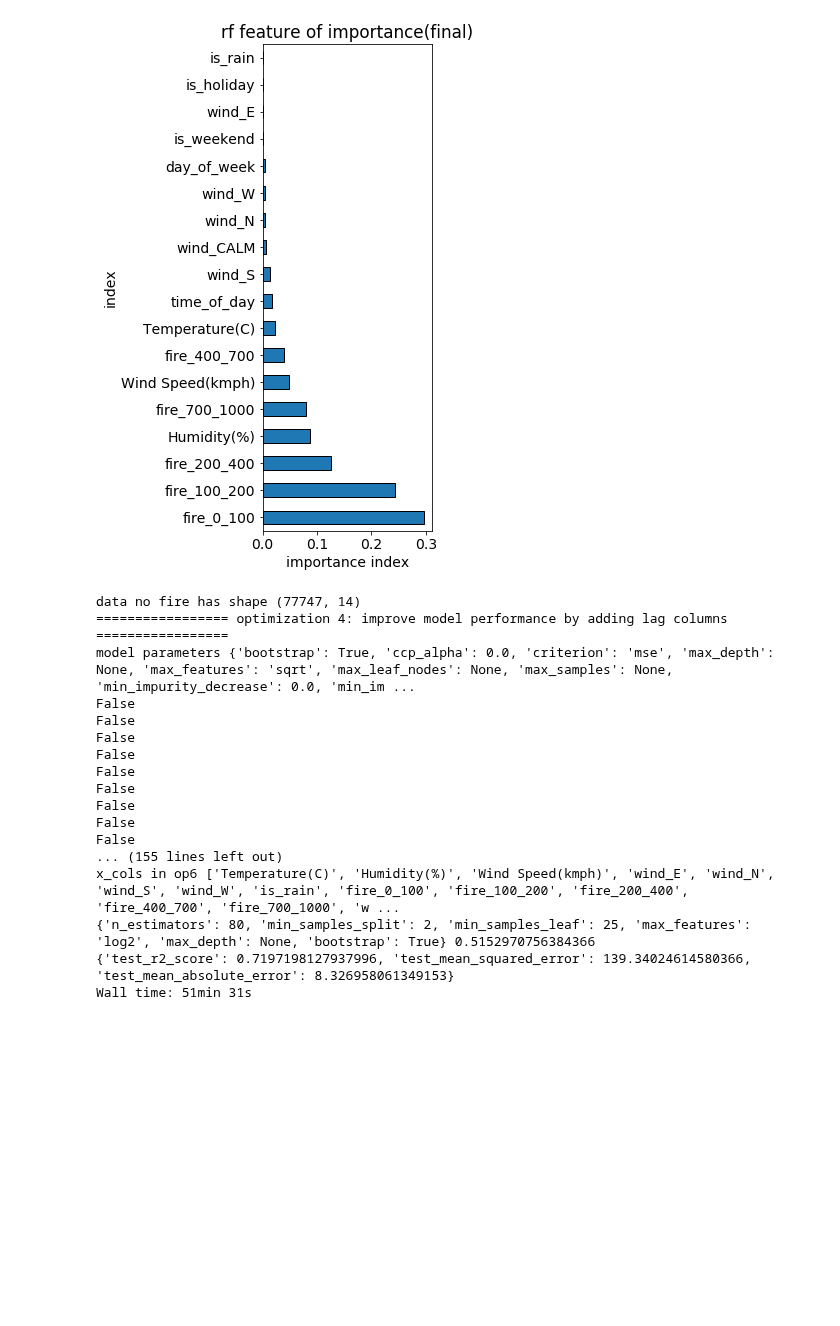
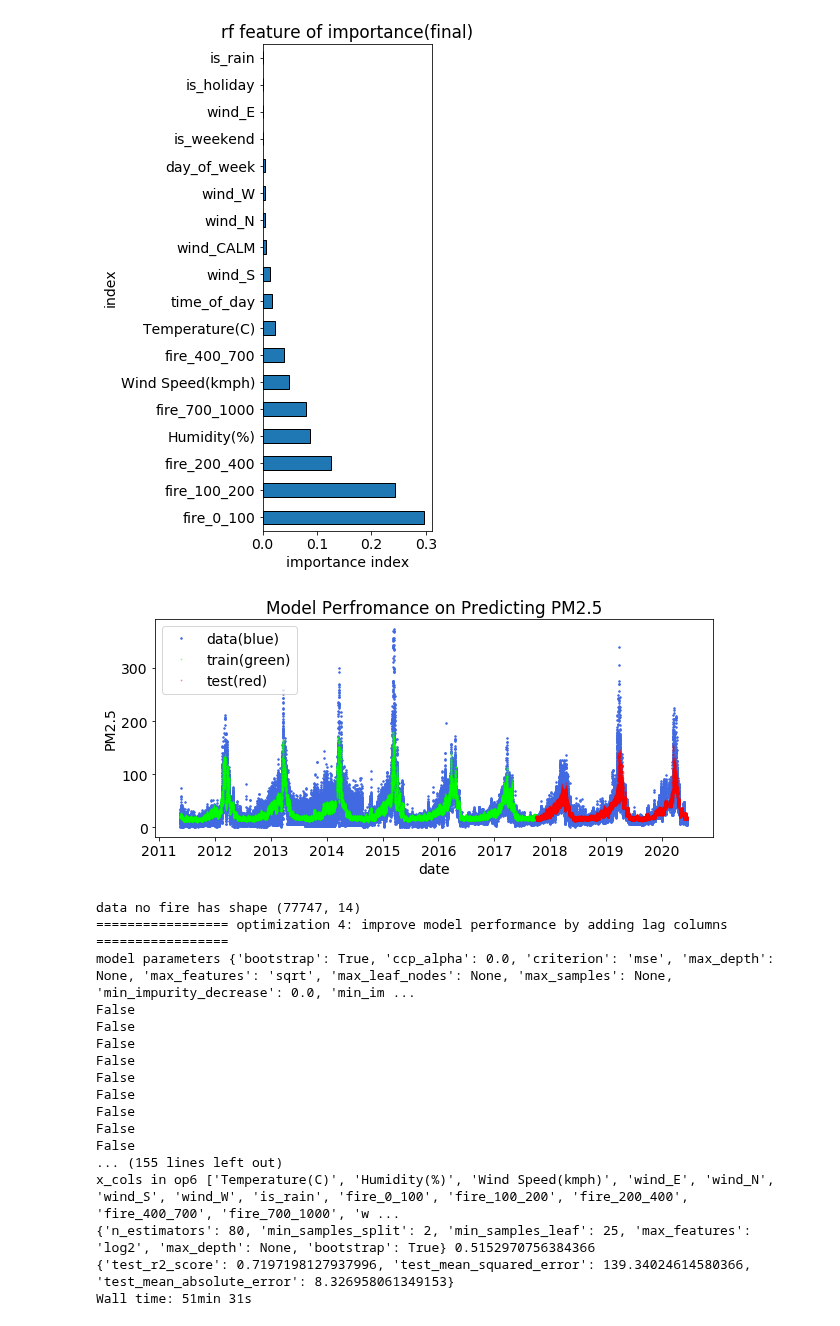
Before and after one commit to worasom/aqi_thailand2, a Jupyter notebook: notebooks/5.1-ML_model2.ipynb, the cells around one changed output. Saved outputs shown, nothing was run; the diff lists cells and outputs as text; code cells hidden in the pictures; blank space fills up the shorter version.

```diff
--- a/notebooks/5.1-ML_model2.ipynb
+++ b/notebooks/5.1-ML_model2.ipynb
@@ -375,6 +375,10 @@ Wall time: 3h 40min 50s
 [figure]
 [figure]
 [figure]
+# %%
+plot_model_perf(dataset=data, model=rf_model, split_list=[0.7, 0.3], xlim=[], to_save=False)
+# %% [output]
+[figure, added]
 # %%
 %%time
 
```
Also changed, not shown: parts of 1 cell of this notebook, 1 other file.
